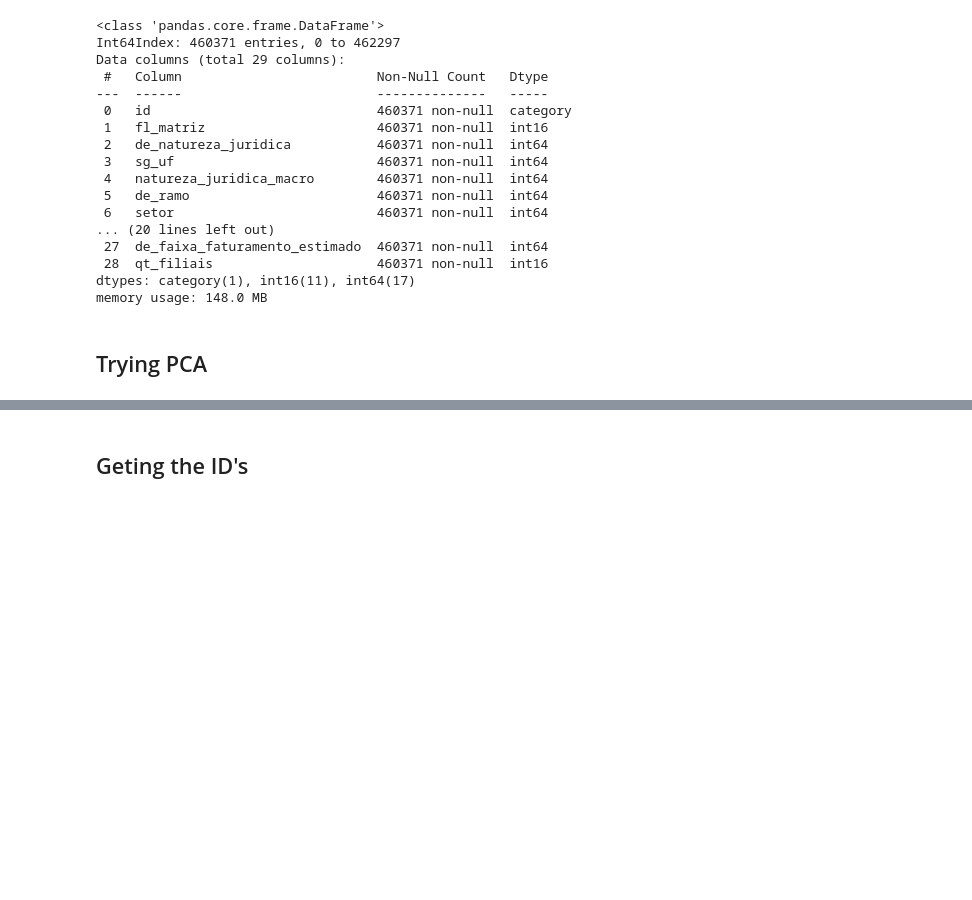
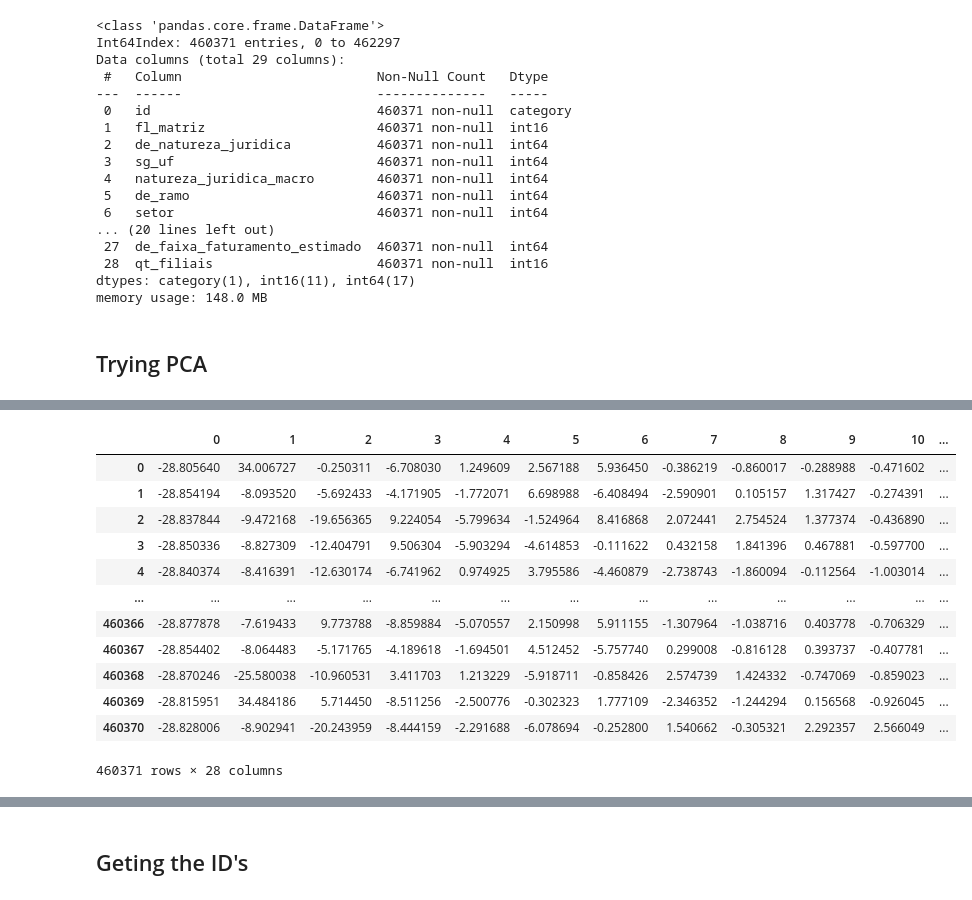
Before and after one commit to LucasDatilioCarderelli/Codenation, a Jupyter notebook: Projeto_Final/PrjF_Preprocessing.ipynb, the cells around one changed output, grey strips where cells are left out. Saved outputs shown, nothing was run; the diff lists cells and outputs as text; code cells hidden in the pictures; blank space fills up the shorter version.

```diff
--- a/Projeto_Final/PrjF_Preprocessing.ipynb
+++ b/Projeto_Final/PrjF_Preprocessing.ipynb
@@ -558,0 +582,17 @@ memory usage: 148.0 MB
+# %%
+pca = PCA().fit(X)
+pd.DataFrame(pca.transform(X))
+# %% [output]
+|  | 0 | 1 | 2 | 3 | 4 | 5 | 6 | 7 | 8 | 9 | 10 | ... |
+| 0 | -28.805640 | 34.006727 | -0.250311 | -6.708030 | 1.249609 | 2.567188 | 5.936450 | -0.386219 | -0.860017 | -0.288988 | -0.471602 | ... |
+| 1 | -28.854194 | -8.093520 | -5.692433 | -4.171905 | -1.772071 | 6.698988 | -6.408494 | -2.590901 | 0.105157 | 1.317427 | -0.274391 | ... |
+| 2 | -28.837844 | -9.472168 | -19.656365 | 9.224054 | -5.799634 | -1.524964 | 8.416868 | 2.072441 | 2.754524 | 1.377374 | -0.436890 | ... |
+| 3 | -28.850336 | -8.827309 | -12.404791 | 9.506304 | -5.903294 | -4.614853 | -0.111622 | 0.432158 | 1.841396 | 0.467881 | -0.597700 | ... |
+| 4 | -28.840374 | -8.416391 | -12.630174 | -6.741962 | 0.974925 | 3.795586 | -4.460879 | -2.738743 | -1.860094 | -0.112564 | -1.003014 | ... |
+| ... | ... | ... | ... | ... | ... | ... | ... | ... | ... | ... | ... | ... |
+| 460366 | -28.877878 | -7.619433 | 9.773788 | -8.859884 | -5.070557 | 2.150998 | 5.911155 | -1.307964 | -1.038716 | 0.403778 | -0.706329 | ... |
+| 460367 | -28.854402 | -8.064483 | -5.171765 | -4.189618 | -1.694501 | 4.512452 | -5.757740 | 0.299008 | -0.816128 | 0.393737 | -0.407781 | ... |
+| 460368 | -28.870246 | -25.580038 | -10.960531 | 3.411703 | 1.213229 | -5.918711 | -0.858426 | 2.574739 | 1.424332 | -0.747069 | -0.859023 | ... |
+| 460369 | -28.815951 | 34.484186 | 5.714450 | -8.511256 | -2.500776 | -0.302323 | 1.777109 | -2.346352 | -1.244294 | 0.156568 | -0.926045 | ... |
+| 460370 | -28.828006 | -8.902941 | -20.243959 | -8.444159 | -2.291688 | -6.078694 | -0.252800 | 1.540662 | -0.305321 | 2.292357 | 2.566049 | ... |
+460371 rows × 28 columns
```
Also changed, not shown: parts of 14 cells of this notebook.
